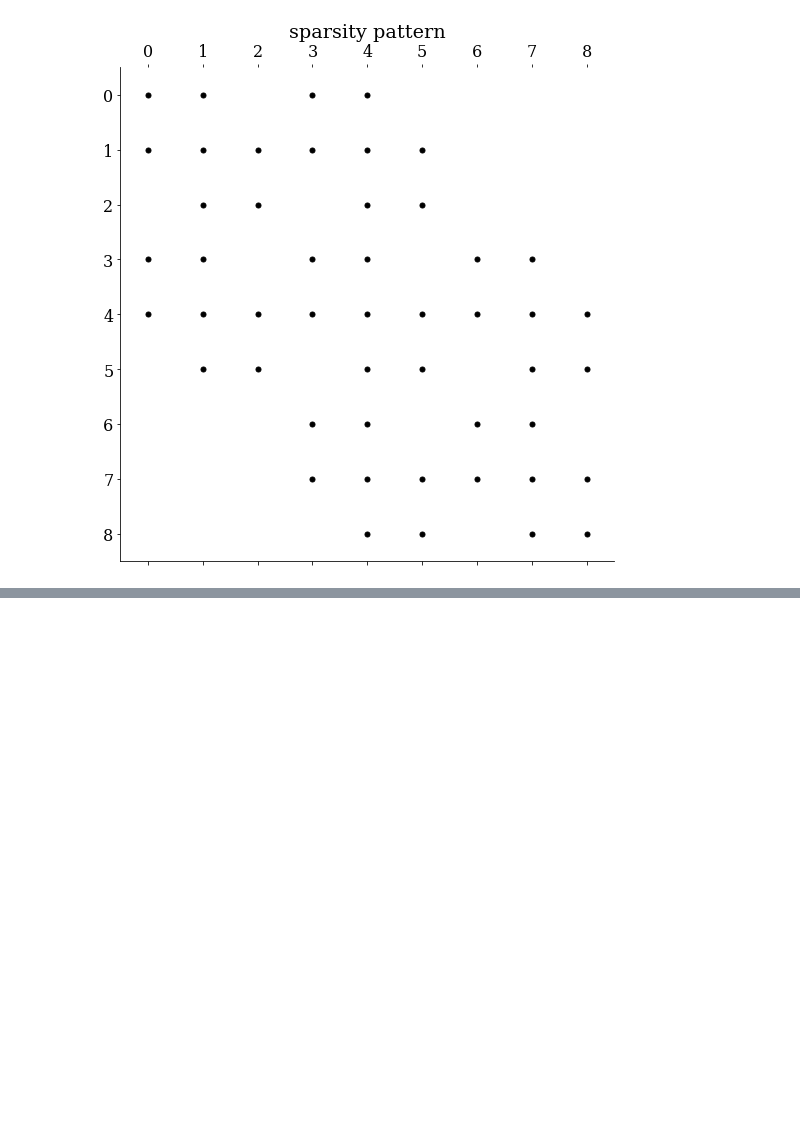
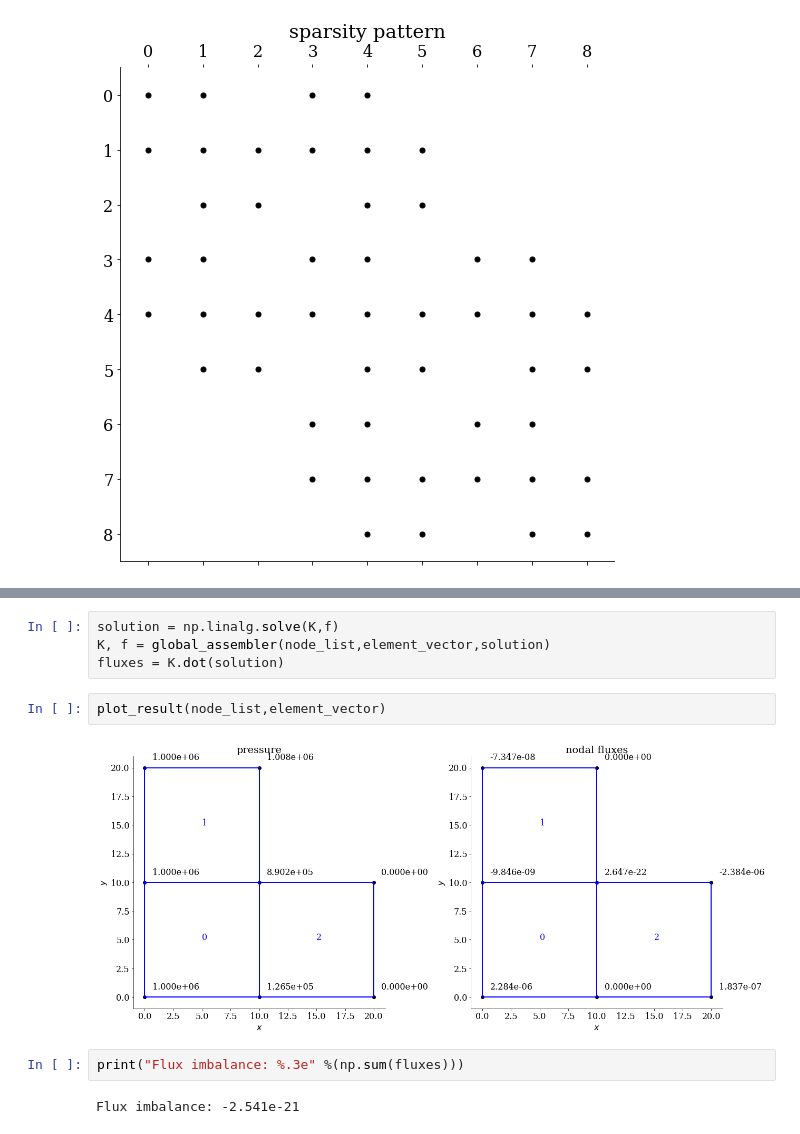
Before and after one commit to nagelt/Numerical_Methods_Introduction, a Jupyter notebook: 2D_FEM.ipynb, the cells around one changed output, grey strips where cells are left out. Drawn from its saved outputs; the diff is of its cells as text; blank space fills up the shorter version.

```diff
--- a/2D_FEM.ipynb
+++ b/2D_FEM.ipynb
@@ -382,0 +443,12 @@ array([1. , 1. , 1. , 0.5, 0.5, 0.5, 0. , 0. , 0. ])
+# %%
+solution = np.linalg.solve(K,f)
+K, f = global_assembler(node_list,element_vector,solution)
+fluxes = K.dot(solution)
+# %%
+plot_result(node_list,element_vector)
+# %% [output]
+[figure, added]
+# %%
+print("Flux imbalance: %.3e" %(np.sum(fluxes)))
+# %% [output]
+Flux imbalance: -2.541e-21
```
Also changed, not shown: parts of 17 cells of this notebook.
